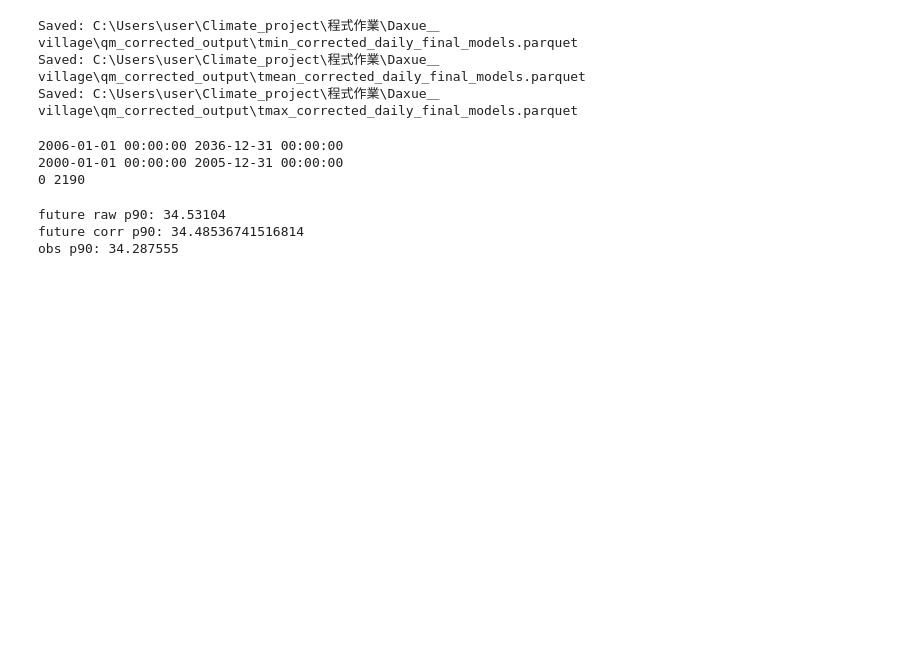
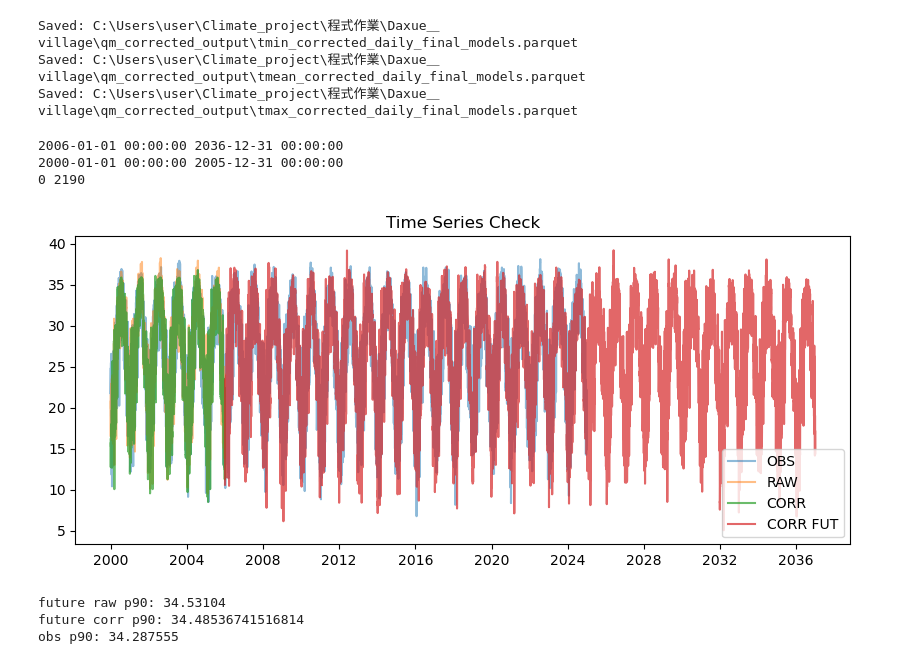
Before and after one commit to SteveChiao/Climate_project, a Jupyter notebook: 程式作業/Daxue＿village/code/0423_模式校正.ipynb, the cells around one changed output. Drawn from its saved outputs; the diff is of its cells as text; code cells hidden in the pictures; blank space fills up the shorter version.

```diff
--- a/程式作業/Daxue＿village/code/0423_模式校正.ipynb
+++ b/程式作業/Daxue＿village/code/0423_模式校正.ipynb
@@ -383,8 +383,8 @@ def read_obs_daily(variable: str, start_year: int = FULL_START, end_year: int =
     return df_out
 # %%
 def read_model_daily(variable: str, model: str, scenario: str,
-                     start_year: int = FULL_START, end_year: int = FULL_END,
-                     split_year: int = SPLIT_YEAR) -> pd.DataFrame:
+                     start_year: int = 2000, end_year: int = 2036,
+                     split_year: int = 2005) -> pd.DataFrame:
     model_dir = MODEL_DIRS[variable]
     model_index = build_model_file_index(model_dir, start_year=start_year, end_year=end_year, verbose=False)
 
@@ -768,7 +768,7 @@ all_outputs = []
 for variable in VARIABLES:
     print(f"\n===== Processing {variable} =====")
 
-    obs_df = read_obs_daily(variable, FULL_START, FULL_END)
+    obs_df = read_obs_daily(variable, 2000, 2036)
     obs_df["date"] = pd.to_datetime(obs_df["date"])
 
     for rcp in RCPS:
@@ -874,3 +907,15 @@ print(len(obs_df), len(hist_df))
+# %%
+plt.figure(figsize=(10,4))
+
+plt.plot(obs_df["date"], obs_df["value"], label="OBS", alpha=0.5)
+plt.plot(hist_df["date"], hist_df["value"], label="RAW", alpha=0.5)
+plt.plot(hist_corr["date"], hist_corr["value"], label="CORR", alpha=0.7)
+plt.plot(fut_corr["date"], fut_corr["value"], label="CORR FUT", alpha=0.7)
+plt.legend()
+plt.title("Time Series Check")
+plt.show()
+# %% [output]
+[figure, added]
 # %%
 print("future raw p90:", fut_df["value"].quantile(0.9))
 print("future corr p90:", fut_corr["value"].quantile(0.9))
```
Also changed, not shown: parts of 16 cells of this notebook, 16 other files.
